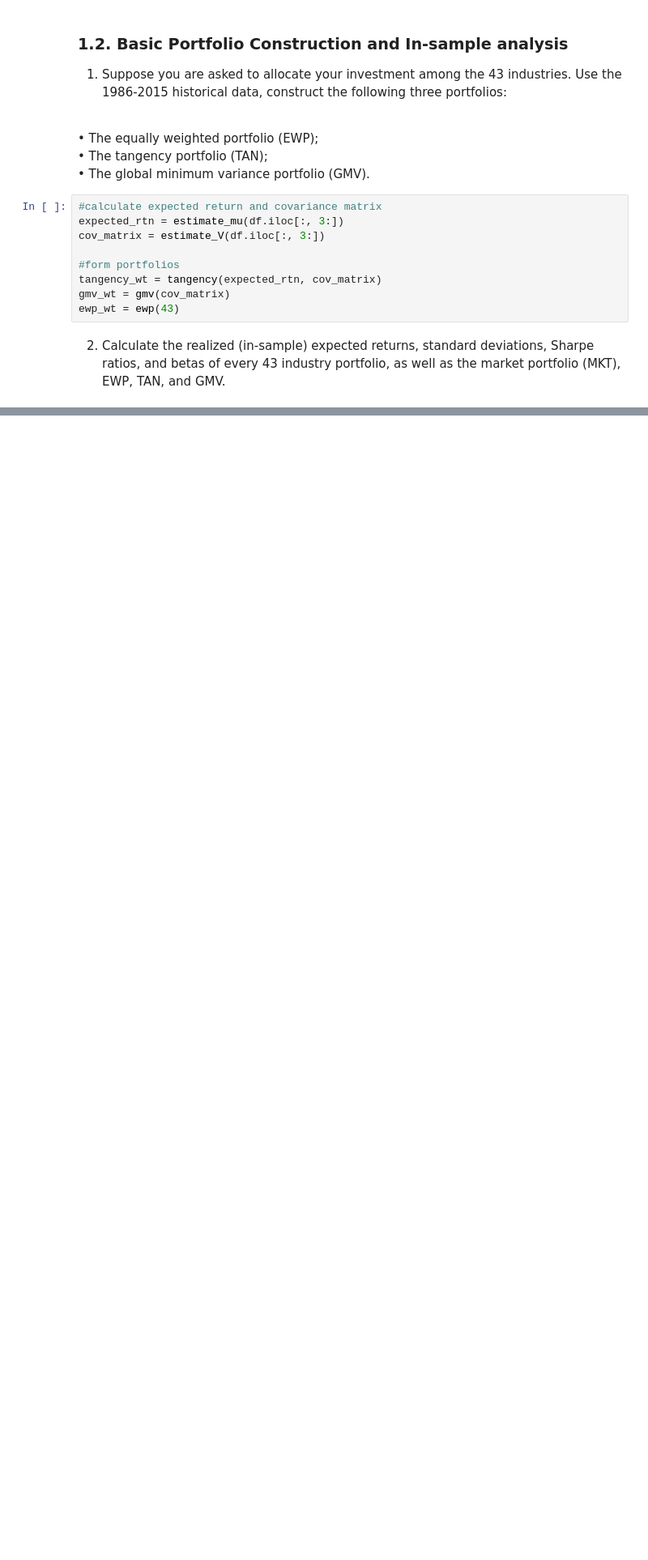
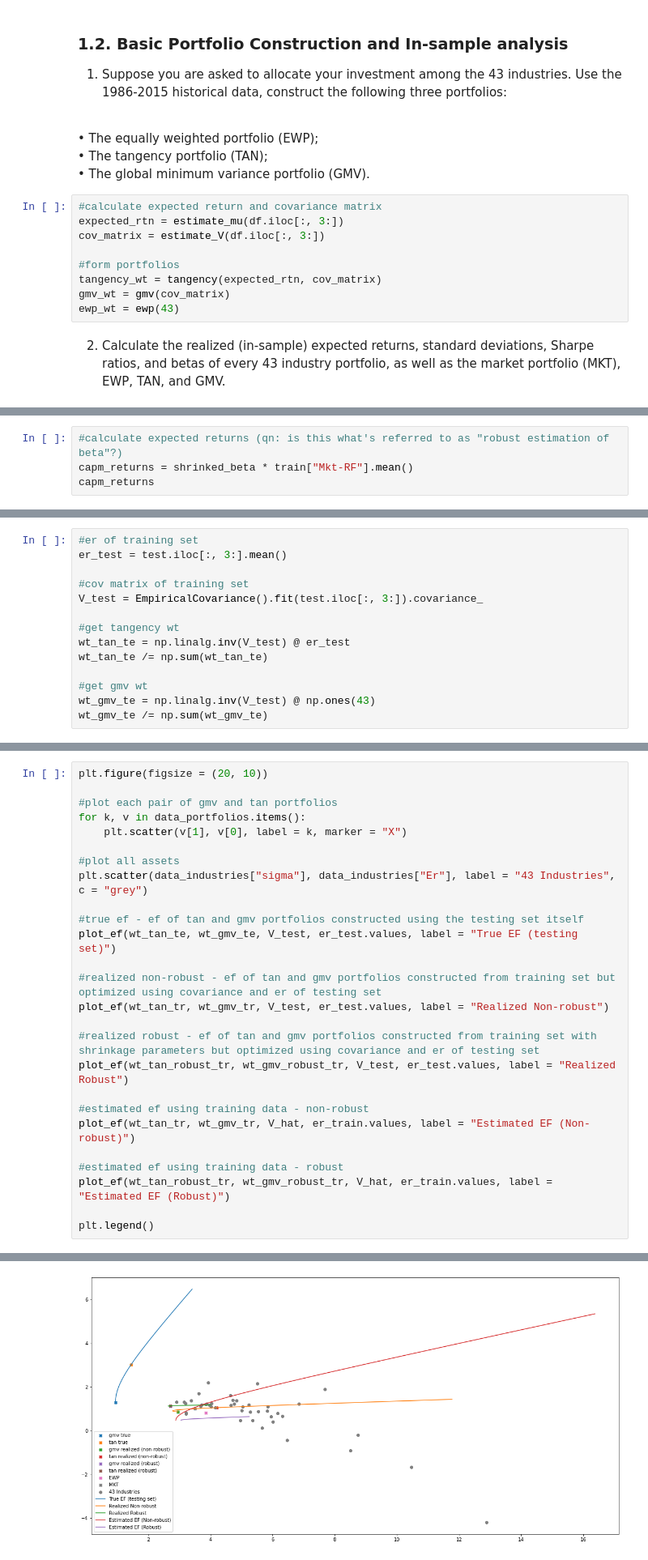
Before and after one commit to legendarycy/DBA3713_G10, a Jupyter notebook: Group Project.ipynb, the cells around one changed output, grey strips where cells are left out. Shown at 81% size. Saved outputs shown, nothing was run; the diff lists cells and outputs as text; blank space fills up the shorter version.

```diff
--- a/Group Project.ipynb
+++ b/Group Project.ipynb
@@ -123,0 +244,4 @@ pd.DataFrame.from_dict(output, orient = 'index', columns = ['Er', 'Sigma', 'Shar
+# %%
+#calculate expected returns (qn: is this what's referred to as "robust estimation of beta"?)
+capm_returns = shrinked_beta * train["Mkt-RF"].mean()
+capm_returns
@@ -123,0 +346,14 @@ pd.DataFrame.from_dict(output, orient = 'index', columns = ['Er', 'Sigma', 'Shar
+# %%
+#er of training set
+er_test = test.iloc[:, 3:].mean()
+
+#cov matrix of training set
+V_test = EmpiricalCovariance().fit(test.iloc[:, 3:]).covariance_
+
+#get tangency wt
+wt_tan_te = np.linalg.inv(V_test) @ er_test
+wt_tan_te /= np.sum(wt_tan_te)
+
+#get gmv wt
+wt_gmv_te = np.linalg.inv(V_test) @ np.ones(43)
+wt_gmv_te /= np.sum(wt_gmv_te)
@@ -123,0 +388,27 @@ pd.DataFrame.from_dict(output, orient = 'index', columns = ['Er', 'Sigma', 'Shar
+# %%
+plt.figure(figsize = (20, 10))
+
+#plot each pair of gmv and tan portfolios
+for k, v in data_portfolios.items():
+    plt.scatter(v[1], v[0], label = k, marker = "X")
+
+#plot all assets
+plt.scatter(data_industries["sigma"], data_industries["Er"], label = "43 Industries", c = "grey")
+
+#true ef - ef of tan and gmv portfolios constructed using the testing set itself
+plot_ef(wt_tan_te, wt_gmv_te, V_test, er_test.values, label = "True EF (testing set)")
+
+#realized non-robust - ef of tan and gmv portfolios constructed from training set but optimized using covariance and er of testing set
+plot_ef(wt_tan_tr, wt_gmv_tr, V_test, er_test.values, label = "Realized Non-robust")
+
+#realized robust - ef of tan and gmv portfolios constructed from training set with shrinkage parameters but optimized using covariance and er of testing set
+plot_ef(wt_tan_robust_tr, wt_gmv_robust_tr, V_test, er_test.values, label = "Realized Robust")
+
+#estimated ef using training data - non-robust
+plot_ef(wt_tan_tr, wt_gmv_tr, V_hat, er_train.values, label = "Estimated EF (Non-robust)")
+
+#estimated ef using training data - robust
+plot_ef(wt_tan_robust_tr, wt_gmv_robust_tr, V_hat, er_train.values, label = "Estimated EF (Robust)")
+
+plt.legend()
+# %% [output]
@@ -123,0 +416 @@ pd.DataFrame.from_dict(output, orient = 'index', columns = ['Er', 'Sigma', 'Shar
+[figure, added]
```
Also changed, not shown: parts of 26 cells of this notebook.
